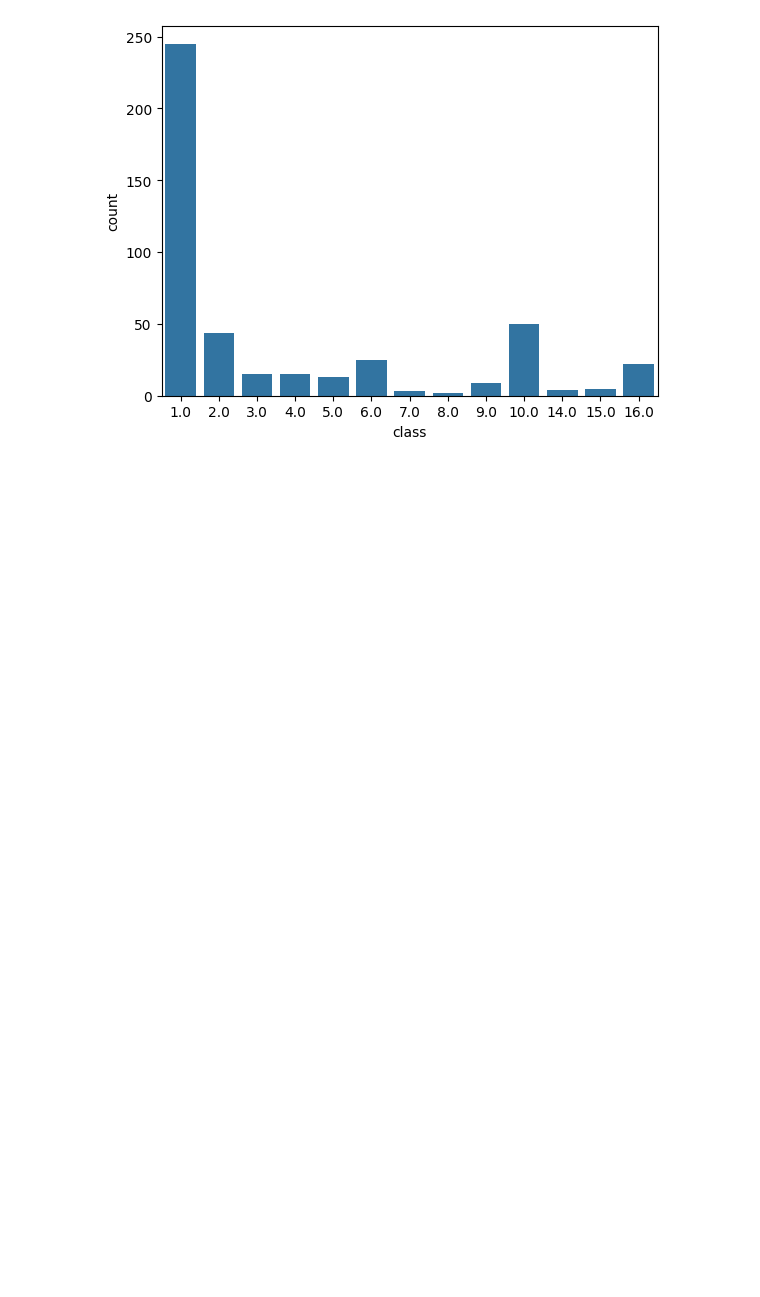
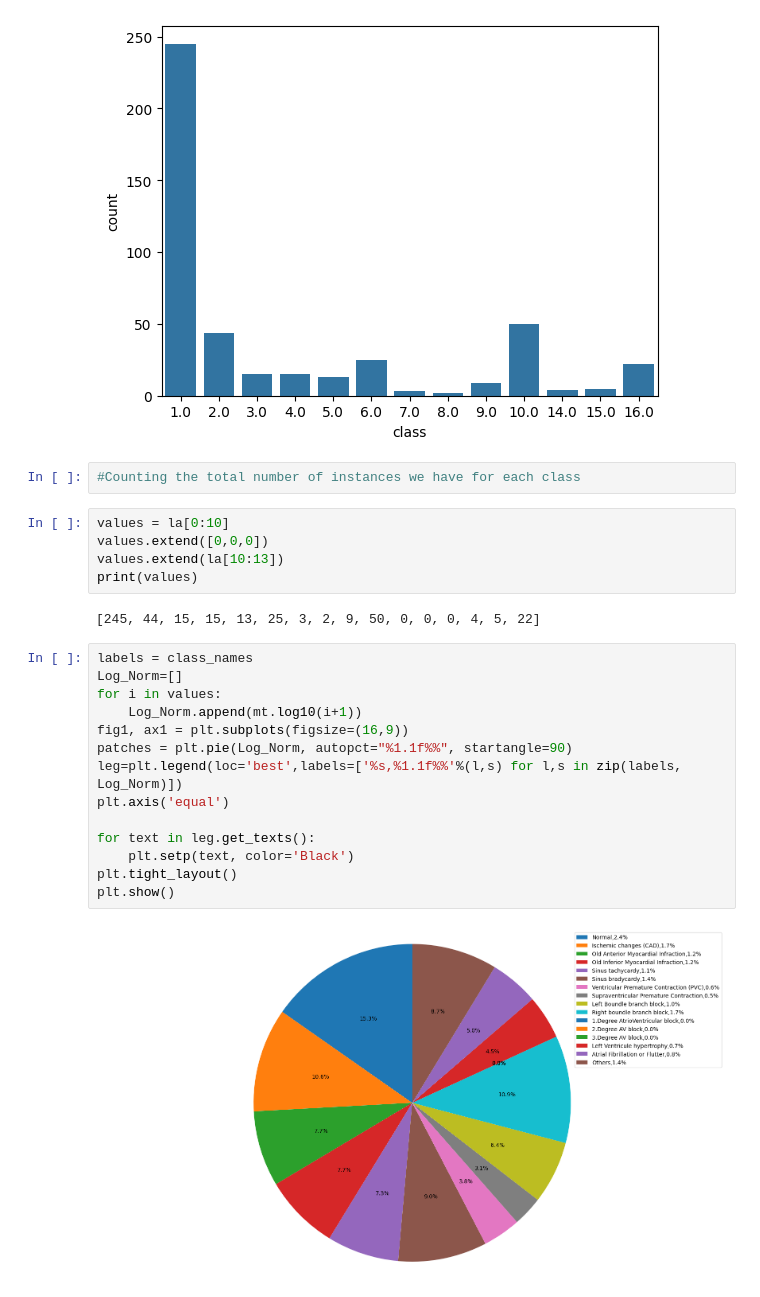
Before and after one commit to heytanix/PROJECT_ARRHYTHMIA, a Jupyter notebook: Oversampled_and_PCA.ipynb, the cells around one changed output. Saved outputs shown, nothing was run; the diff lists cells and outputs as text; blank space fills up the shorter version.

Commit message:
Added Pie Chart(%) Visualization for instances per class

```diff
--- a/Oversampled_and_PCA.ipynb
+++ b/Oversampled_and_PCA.ipynb
@@ -223,3 +223,28 @@ sns.countplot(x='class',data=new_df)
 plt.show()
 # %% [output]
 [figure]
+# %%
+#Counting the total number of instances we have for each class
+# %%
+values = la[0:10]
+values.extend([0,0,0])
+values.extend(la[10:13])
+print(values)
+# %% [output]
+[245, 44, 15, 15, 13, 25, 3, 2, 9, 50, 0, 0, 0, 4, 5, 22]
+# %%
+labels = class_names
+Log_Norm=[]
+for i in values:
+    Log_Norm.append(mt.log10(i+1))
+fig1, ax1 = plt.subplots(figsize=(16,9))
+patches = plt.pie(Log_Norm, autopct="%1.1f%%", startangle=90)
+leg=plt.legend(loc='best',labels=['%s,%1.1f%%'%(l,s) for l,s in zip(labels, Log_Norm)])
+plt.axis('equal')
+
+for text in leg.get_texts():
+    plt.setp(text, color='Black')
+plt.tight_layout()
+plt.show()
+# %% [output]
+[figure, added]
```
Also changed, not shown: parts of 2 cells of this notebook.
